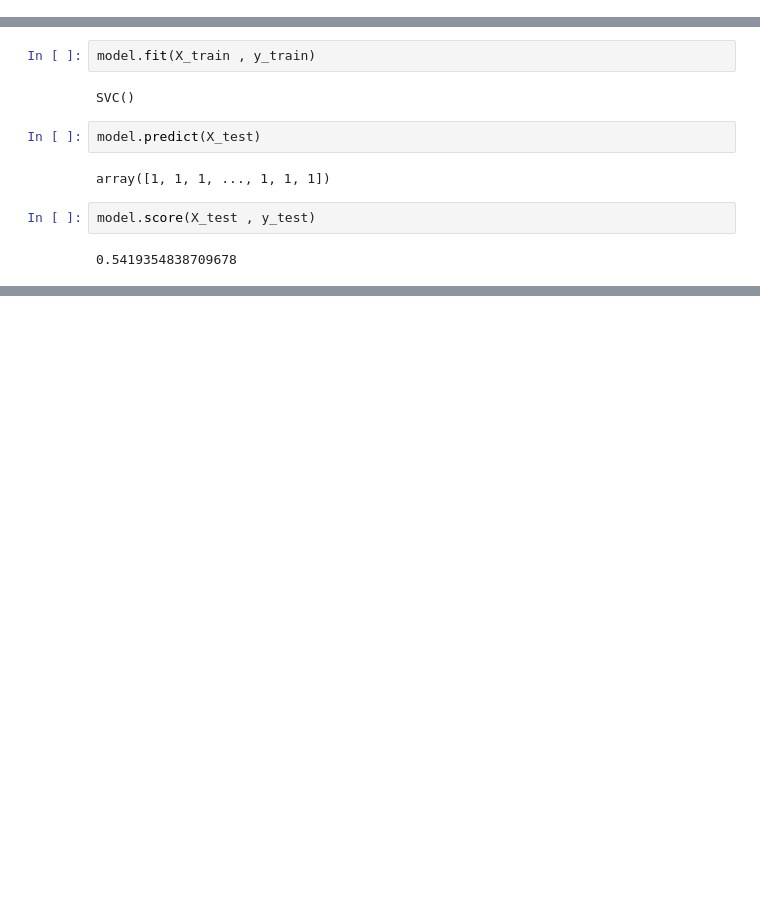
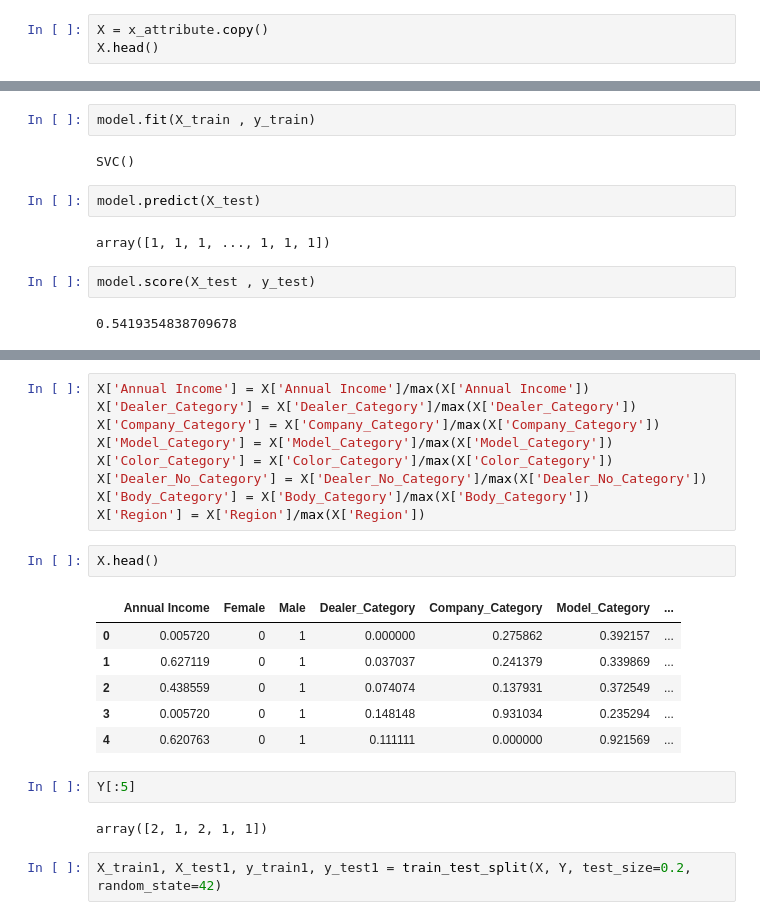
Before and after one commit to santosh4568/Car-Sales-Prediction, a Jupyter notebook: Car_Sales.ipynb, the cells around one changed output, grey strips where cells are left out. Saved outputs shown, nothing was run; the diff lists cells and outputs as text; blank space fills up the shorter version.

Commit message:
Data Normalisation and implementation of Random Forest and GradientBoostingClassifier

```diff
--- a/Car_Sales.ipynb
+++ b/Car_Sales.ipynb
@@ -627,3 +647,6 @@ x_attribute.head()
 | 2 | 1035000 | 0 | 1 | 2 | 4 | 57 | ... |
 | 3 | 13500 | 0 | 1 | 4 | 27 | 36 | ... |
 | 4 | 1465000 | 0 | 1 | 3 | 0 | 141 | ... |
+# %%
+X = x_attribute.copy()
+X.head()
@@ -703,0 +774,24 @@ model.score(X_test , y_test)
+# %%
+X['Annual Income'] = X['Annual Income']/max(X['Annual Income'])
+X['Dealer_Category'] = X['Dealer_Category']/max(X['Dealer_Category'])
+X['Company_Category'] = X['Company_Category']/max(X['Company_Category'])
+X['Model_Category'] = X['Model_Category']/max(X['Model_Category'])
+X['Color_Category'] = X['Color_Category']/max(X['Color_Category'])
+X['Dealer_No_Category'] = X['Dealer_No_Category']/max(X['Dealer_No_Category'])
+X['Body_Category'] = X['Body_Category']/max(X['Body_Category'])
+X['Region'] = X['Region']/max(X['Region'])
+# %%
+X.head()
+# %% [output]
+|  | Annual Income | Female | Male | Dealer_Category | Company_Category | Model_Category | ... |
+| 0 | 0.005720 | 0 | 1 | 0.000000 | 0.275862 | 0.392157 | ... |
+| 1 | 0.627119 | 0 | 1 | 0.037037 | 0.241379 | 0.339869 | ... |
+| 2 | 0.438559 | 0 | 1 | 0.074074 | 0.137931 | 0.372549 | ... |
+| 3 | 0.005720 | 0 | 1 | 0.148148 | 0.931034 | 0.235294 | ... |
+| 4 | 0.620763 | 0 | 1 | 0.111111 | 0.000000 | 0.921569 | ... |
+# %%
+Y[:5]
+# %% [output]
+array([2, 1, 2, 1, 1])
+# %%
+X_train1, X_test1, y_train1, y_test1 = train_test_split(X, Y, test_size=0.2, random_state=42)
```
Also changed, not shown: parts of 24 cells of this notebook.
